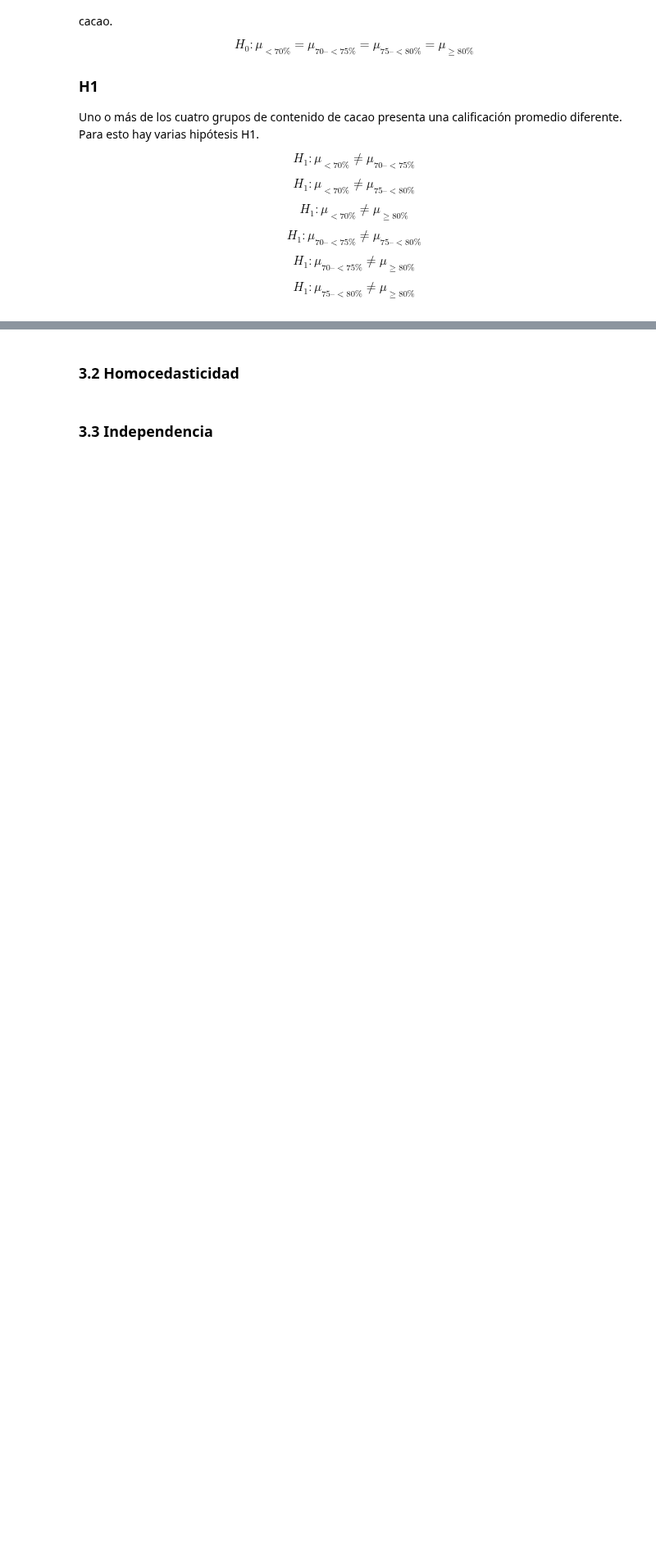
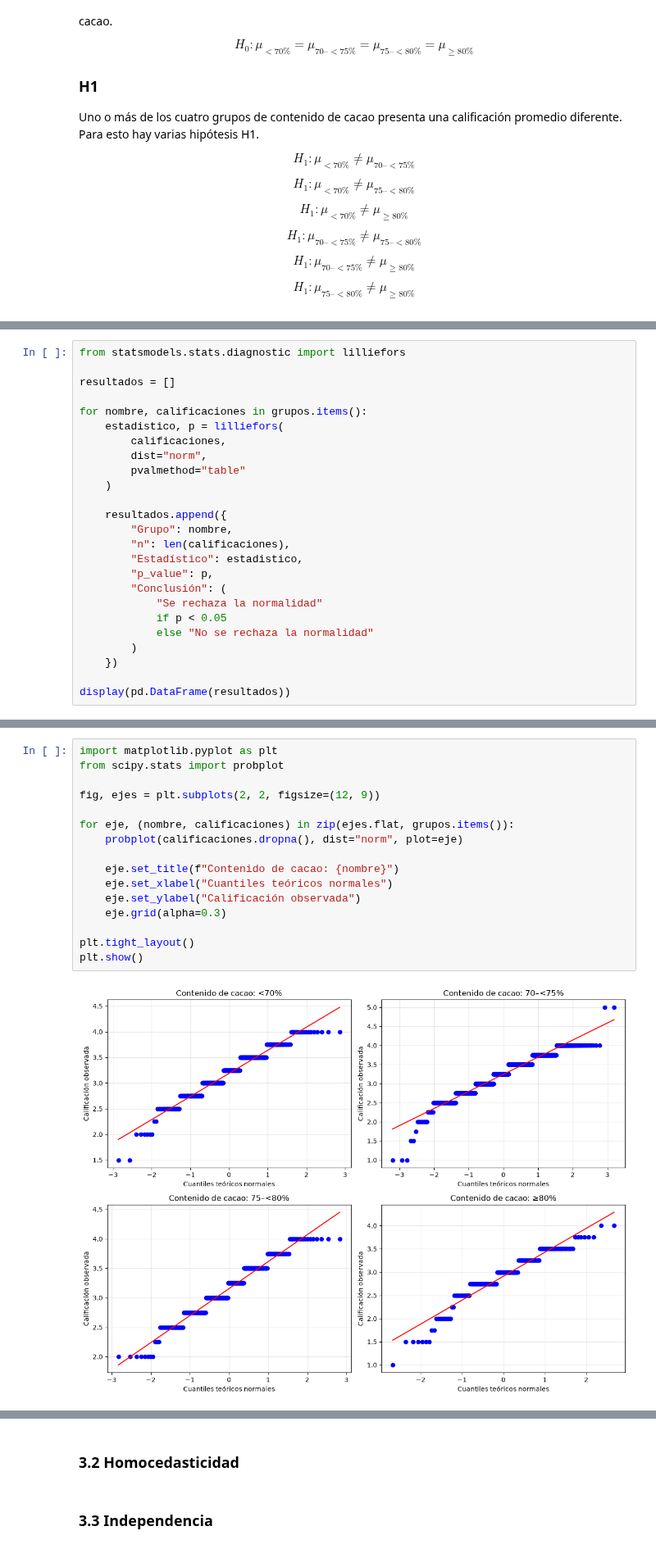
Before and after one commit to cerillo2808/Experimentos_TempName, a Jupyter notebook: AC6-ANOVA/AC6-ANOVA.ipynb, the cells around one changed output, grey strips where cells are left out. Shown at 82% size. Cells and saved outputs as stored; diff of their text form; blank space fills up the shorter version.

Commit message:
Pruebas de normalidad

```diff
--- a/AC6-ANOVA/AC6-ANOVA.ipynb
+++ b/AC6-ANOVA/AC6-ANOVA.ipynb
@@ -91,0 +137,25 @@ $$
+# %%
+from statsmodels.stats.diagnostic import lilliefors
+
+resultados = []
+
+for nombre, calificaciones in grupos.items():
+    estadistico, p = lilliefors(
+        calificaciones,
+        dist="norm",
+        pvalmethod="table"
+    )
+
+    resultados.append({
+        "Grupo": nombre,
+        "n": len(calificaciones),
+        "Estadístico": estadistico,
+        "p_value": p,
+        "Conclusión": (
+            "Se rechaza la normalidad"
+            if p < 0.05
+            else "No se rechaza la normalidad"
+        )
+    })
+
+display(pd.DataFrame(resultados))
@@ -91,0 +170,18 @@ $$
+# %%
+import matplotlib.pyplot as plt
+from scipy.stats import probplot
+
+fig, ejes = plt.subplots(2, 2, figsize=(12, 9))
+
+for eje, (nombre, calificaciones) in zip(ejes.flat, grupos.items()):
+    probplot(calificaciones.dropna(), dist="norm", plot=eje)
+
+    eje.set_title(f"Contenido de cacao: {nombre}")
+    eje.set_xlabel("Cuantiles teóricos normales")
+    eje.set_ylabel("Calificación observada")
+    eje.grid(alpha=0.3)
+
+plt.tight_layout()
+plt.show()
+# %% [output]
+[figure, added]
```
Also changed, not shown: parts of 5 cells of this notebook.
